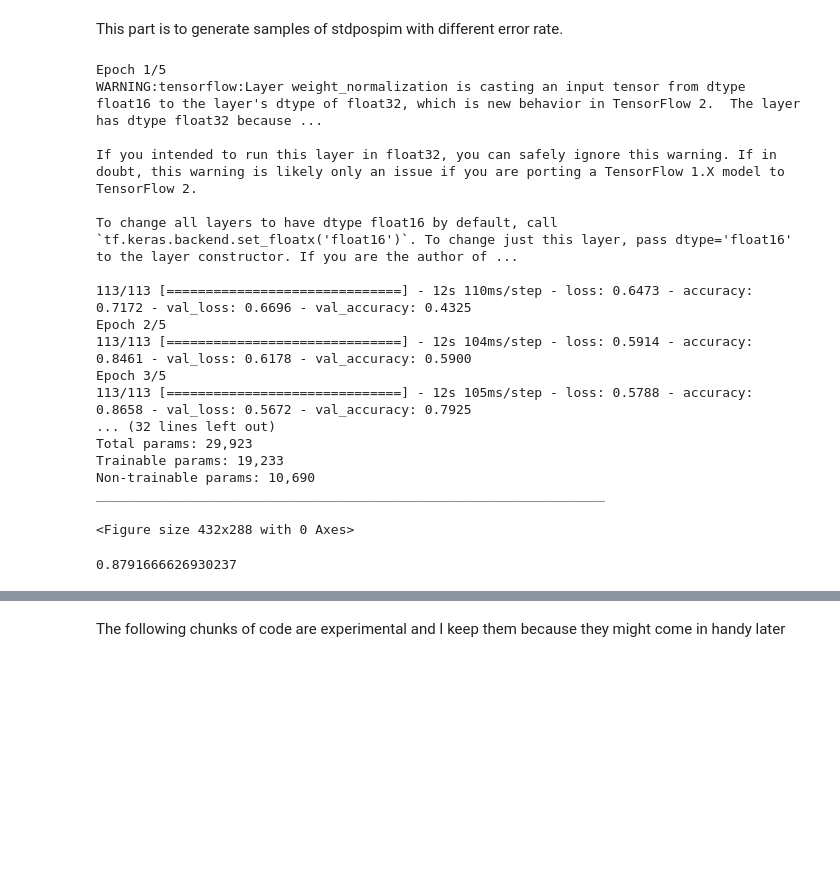
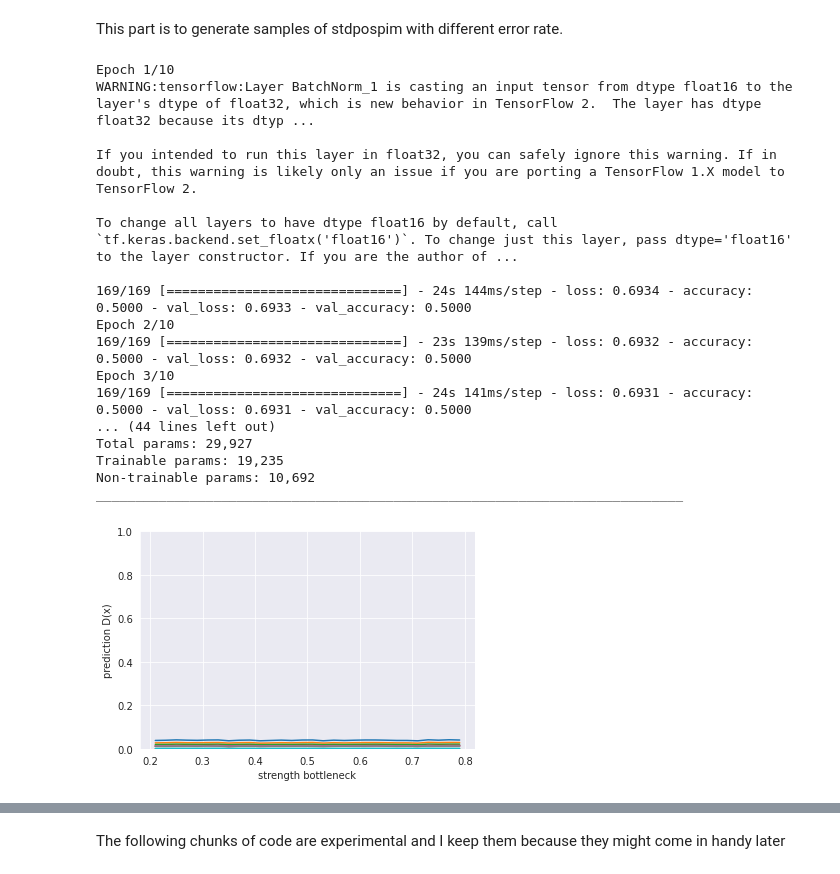
Before and after one commit to pabloswfly/genomcmcgan, a Jupyter notebook: genomcmcgan_4.ipynb, the cells around one changed output, grey strips where cells are left out. Cells and saved outputs as stored; diff of their text form; code cells hidden in the pictures; blank space fills up the shorter version.

```diff
--- a/genomcmcgan_4.ipynb
+++ b/genomcmcgan_4.ipynb
@@ -1589,53 +1800,49 @@ This part is to generate samples of stdpospim with different error rate.
 loss_fn = keras.losses.BinaryCrossentropy(from_logits=True)
 opt = keras.optimizers.Adam(learning_rate=0.0002, beta_1=0.5)
 
 model = 18
-epochs = 5
+epochs = 10
 
 mcmcgan = MCMCGAN(genob=genob, kernel_name='random walk', calibrated=True)
 
 mcmcgan.build_discriminator(
     model, in_shape=(genob.num_samples, genob.fixed_dim, 1))
 mcmcgan.discriminator.compile(
     optimizer=opt,
     loss=loss_fn,
     metrics = ['accuracy'])
 
 training = mcmcgan.discriminator.fit(
     train_data, None, batch_size, epochs, validation_data=val_data,
-    shuffle=True, callbacks=DMonitor(test_data, model, genob, 0))
+    shuffle=True, callbacks=DMonitor2(param_values, test_data, genob))
 
 # Save the keras model
-mcmcgan.discriminator.summary()
+mcmcgan.discriminator.summary(line_length=75, positions=[.58, .86, .99, .1])
 filename = f'D{model}_trained_{epochs}e.h5'
 mcmcgan.discriminator.save(filename)
 
 # Save the genotype builder object
 with open('genob.pkl', 'wb') as obj:
     pickle.dump(genob, obj, protocol=pickle.HIGHEST_PROTOCOL)
 # %% [output]
-Epoch 1/5
-WARNING:tensorflow:Layer weight_normalization is casting an input tensor from dtype float16 to the layer's dtype of float32, which is new behavior in TensorFlow 2.  The layer has dtype float32 because ...
+Epoch 1/10
+WARNING:tensorflow:Layer BatchNorm_1 is casting an input tensor from dtype float16 to the layer's dtype of float32, which is new behavior in TensorFlow 2.  The layer has dtype float32 because its dtyp ...
 
 If you intended to run this layer in float32, you can safely ignore this warning. If in doubt, this warning is likely only an issue if you are porting a TensorFlow 1.X model to TensorFlow 2.
 
 To change all layers to have dtype float16 by default, call `tf.keras.backend.set_floatx('float16')`. To change just this layer, pass dtype='float16' to the layer constructor. If you are the author of ...
 
-113/113 [==============================] - 12s 110ms/step - loss: 0.6473 - accuracy: 0.7172 - val_loss: 0.6696 - val_accuracy: 0.4325
-Epoch 2/5
-113/113 [==============================] - 12s 104ms/step - loss: 0.5914 - accuracy: 0.8461 - val_loss: 0.6178 - val_accuracy: 0.5900
-Epoch 3/5
-113/113 [==============================] - 12s 105ms/step - loss: 0.5788 - accuracy: 0.8658 - val_loss: 0.5672 - val_accuracy: 0.7925
-... (32 lines left out)
-Total params: 29,923
-Trainable params: 19,233
-Non-trainable params: 10,690
-_________________________________________________________________
+169/169 [==============================] - 24s 144ms/step - loss: 0.6934 - accuracy: 0.5000 - val_loss: 0.6933 - val_accuracy: 0.5000
+Epoch 2/10
+169/169 [==============================] - 23s 139ms/step - loss: 0.6932 - accuracy: 0.5000 - val_loss: 0.6932 - val_accuracy: 0.5000
+Epoch 3/10
+169/169 [==============================] - 24s 141ms/step - loss: 0.6931 - accuracy: 0.5000 - val_loss: 0.6931 - val_accuracy: 0.5000
+... (44 lines left out)
+Total params: 29,927
+Trainable params: 19,235
+Non-trainable params: 10,692
+___________________________________________________________________________
-<Figure size 432x288 with 0 Axes>
+[figure, added]
-# %%
-print(training.history['accuracy'][-1])
-# %% [output]
-0.8791666626930237
 # %%
 # Load another keras model and genotype builder
 keras.backend.clear_session()
```
Also changed, not shown: parts of 18 cells of this notebook.
